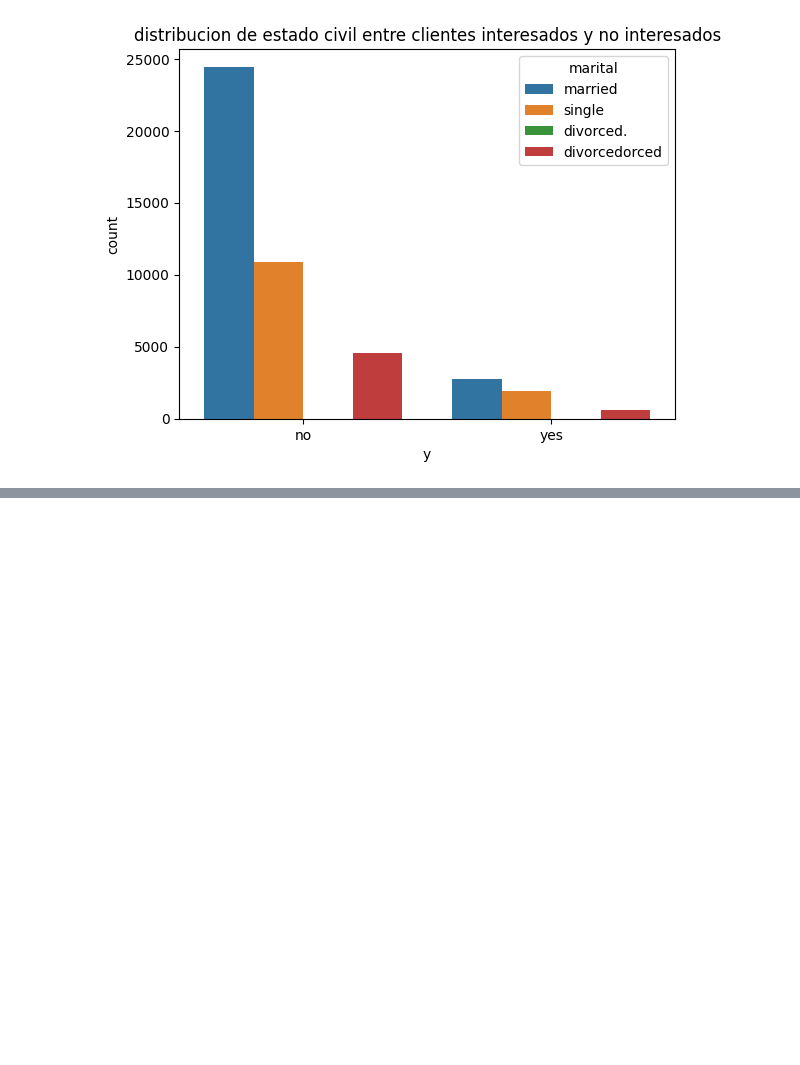
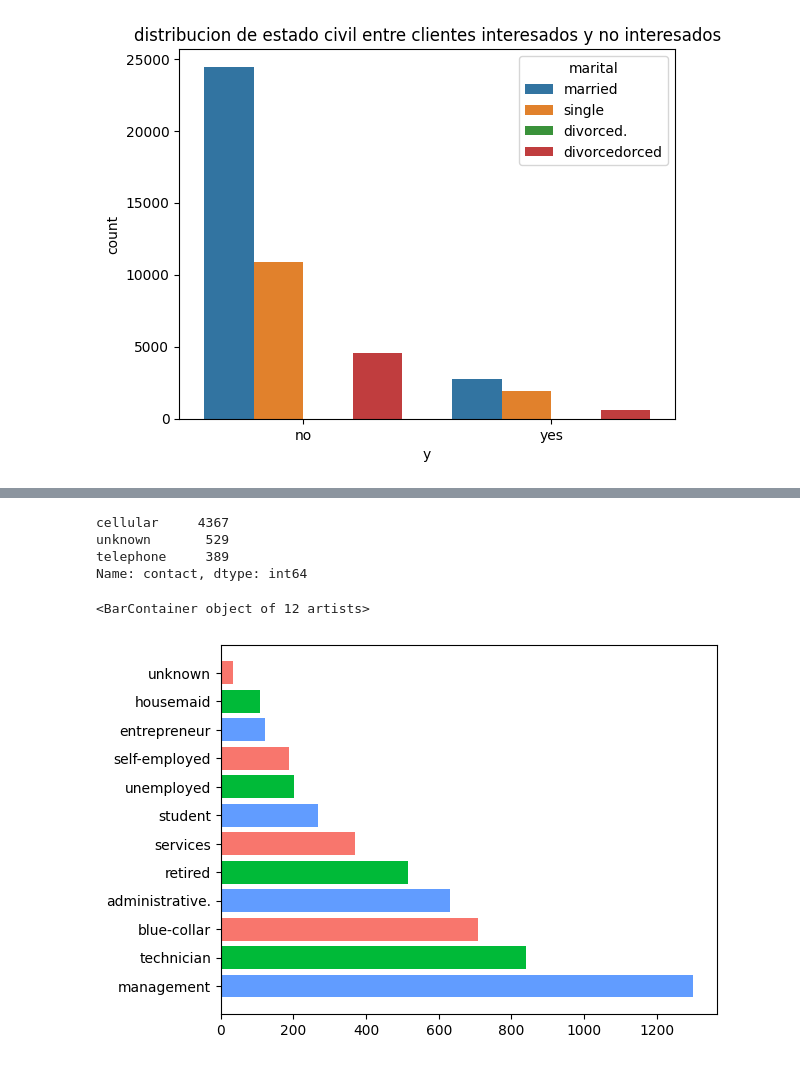
Before and after one commit to 2512daniela/talento-tech, a Jupyter notebook: data_cleaning.ipynb, the cells around one changed output, grey strips where cells are left out. Drawn from its saved outputs; the diff is of its cells as text; code cells hidden in the pictures; blank space fills up the shorter version.

```diff
--- a/data_cleaning.ipynb
+++ b/data_cleaning.ipynb
@@ -491,0 +529,32 @@ plt.show()
+# %%
+clientes_interesados = data[data['y'] == 'yes']
+
+# Obtener la distribución del medio de contacto
+distribucion_contactos = clientes_interesados['contact'].value_counts()
+
+# Imprimir la distribución del medio de contacto
+print(distribucion_contactos)
+# %% [output]
+cellular     4367
+unknown       529
+telephone     389
+Name: contact, dtype: int64
+# %%
+#Ocupacion de clientes interesados
+
+import matplotlib.pyplot as plt
+import seaborn as sns
+
+# Datos
+'y' in data.columns
+y = data[data['y']=='yes']['job'].value_counts()
+x = y.index.to_list()
+y = y.to_list()
+colores = ["#619cff", "#00ba38", "#f8766d"]
+
+# Grafico de barras
+fig, ax = plt.subplots()
+ax.barh(x,width = y, color=colores)
+# %% [output]
+<BarContainer object of 12 artists>
+[figure, added]
```
Also changed, not shown: parts of 13 cells of this notebook.
